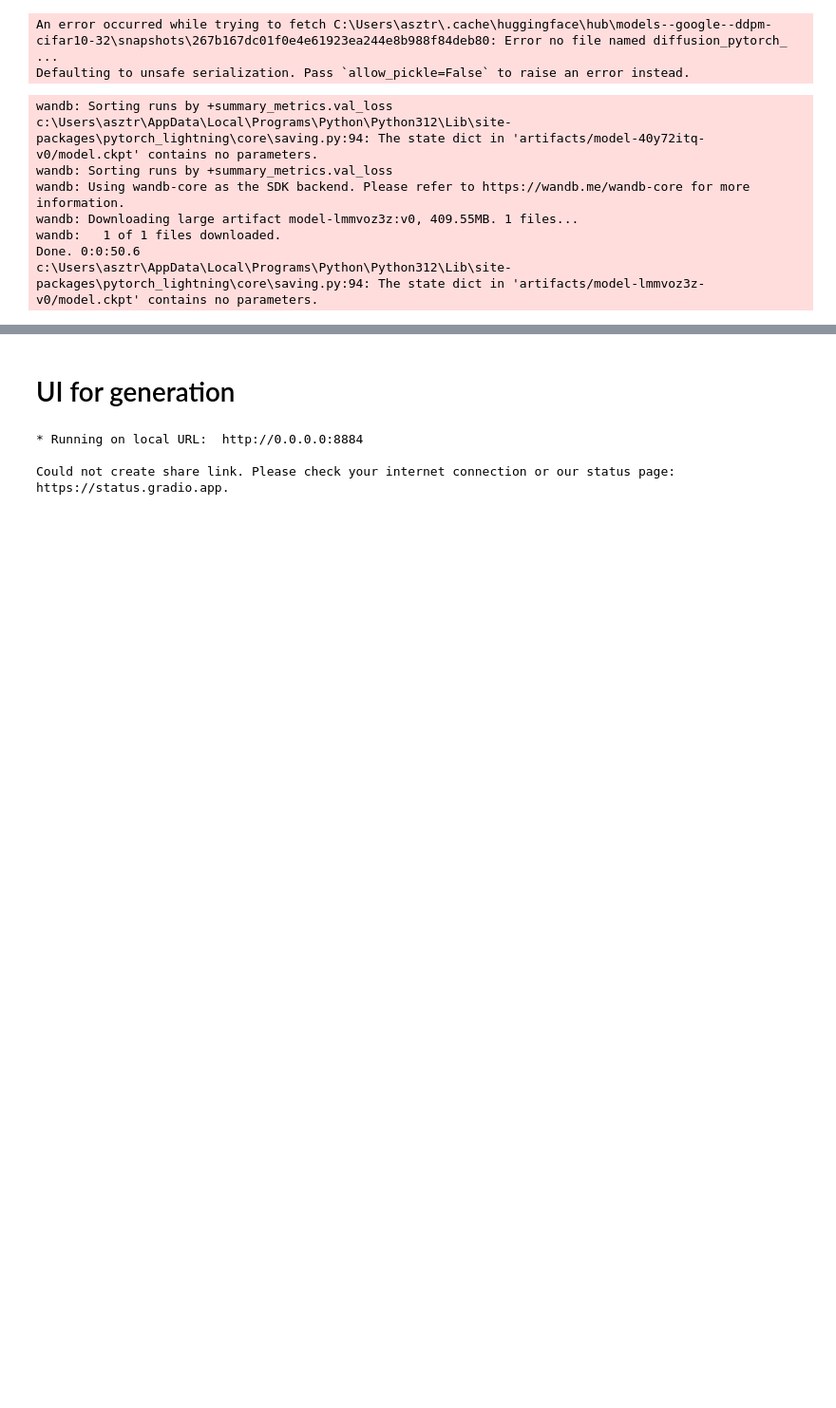
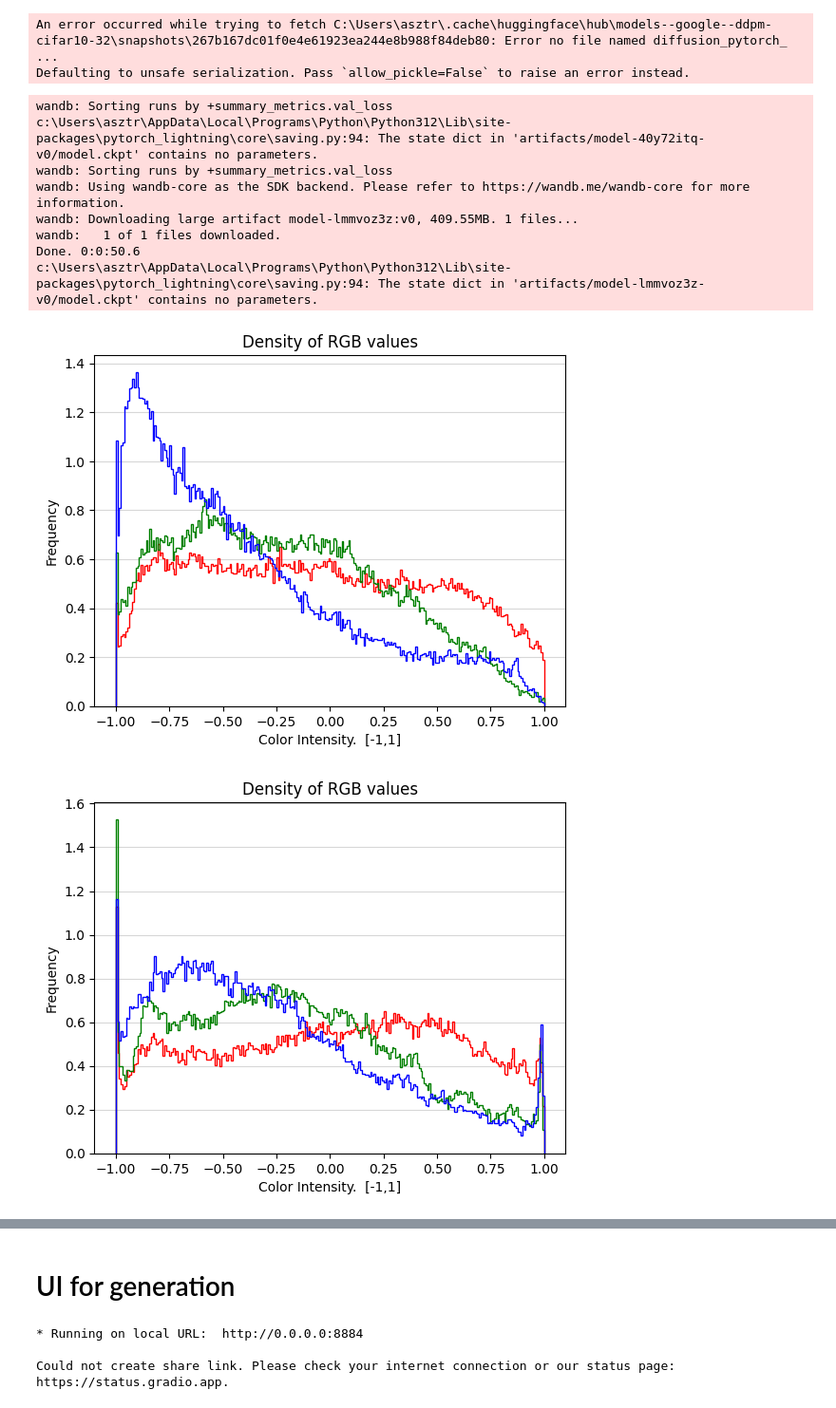
Before and after one commit to asztrikx/bme-diffusion-model, a Jupyter notebook: main.ipynb, the cells around one changed output, grey strips where cells are left out. Shown at 95% size. Drawn from its saved outputs; the diff is of its cells as text; code cells hidden in the pictures; blank space fills up the shorter version.

Commit message:
fix: distribution plot, inception calculation time add: run outputs

```diff
--- a/main.ipynb
+++ b/main.ipynb
@@ -434,9 +437,12 @@ if visualize_and_analyze:
 # %% [markdown]
 # Metrics
 # %%
-def to_tensor_image(numarr):
+# Avoids normalization into [-1,1]
+def to_tensor_image(numarr, normalize=False):
 	t = torch.from_numpy(numarr)
 	img = t.permute(0, 3, 1, 2)
+	if normalize:
+		img = img / 255 * 2 - 1
 	return img
 # %%
 from torchmetrics.image.fid import FrechetInceptionDistance
@@ -897,10 +903,13 @@ if visualize_and_analyze:
 	if is_celeba_on:
 		diff_plot(pipeline=celeba_diff.pipeline, dm=celeba_dm)
 # %%
-if visualize_and_analyze or True: # TODO fix
-	flower_tensors = diff_generate(flowers_diff.pipeline, flowers_dm, 1) # TODO increment
+if visualize_and_analyze:
+	flower_tensors = to_tensor_image(diff_generate(flowers_diff.pipeline, flowers_dm, batch_size), normalize=True)
 	img_histogram(flower_tensors)
 	if is_celeba_on:
-		celeba_tensors = diff_generate(celeba_diff.pipeline, celeba_dm, 1) # TODO increment
+		celeba_tensors = to_tensor_image(diff_generate(celeba_diff.pipeline, celeba_dm, batch_size), normalize=True)
 		img_histogram(celeba_tensors)
+# %% [output]
+[figure, added]
+[figure, added]
 # %%
```
Also changed, not shown: parts of 12 cells of this notebook.
